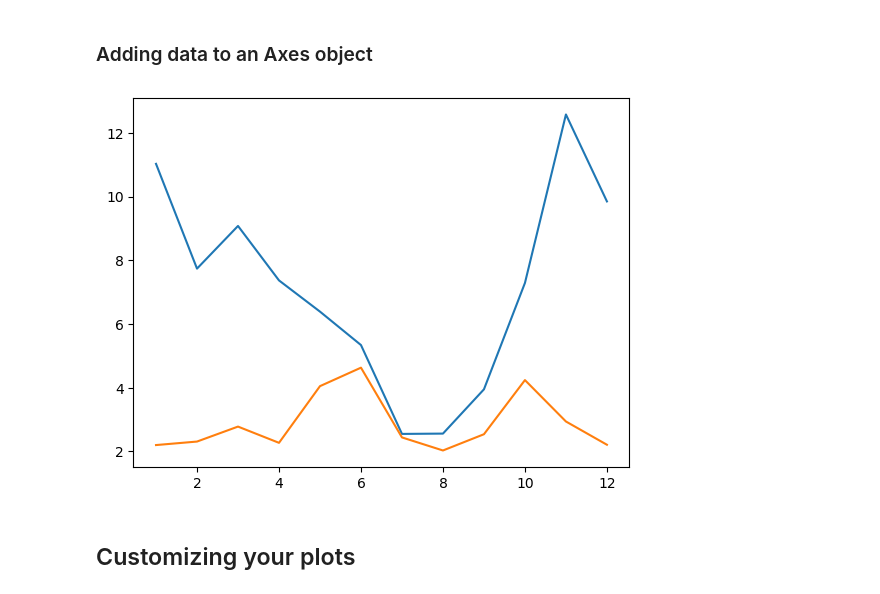
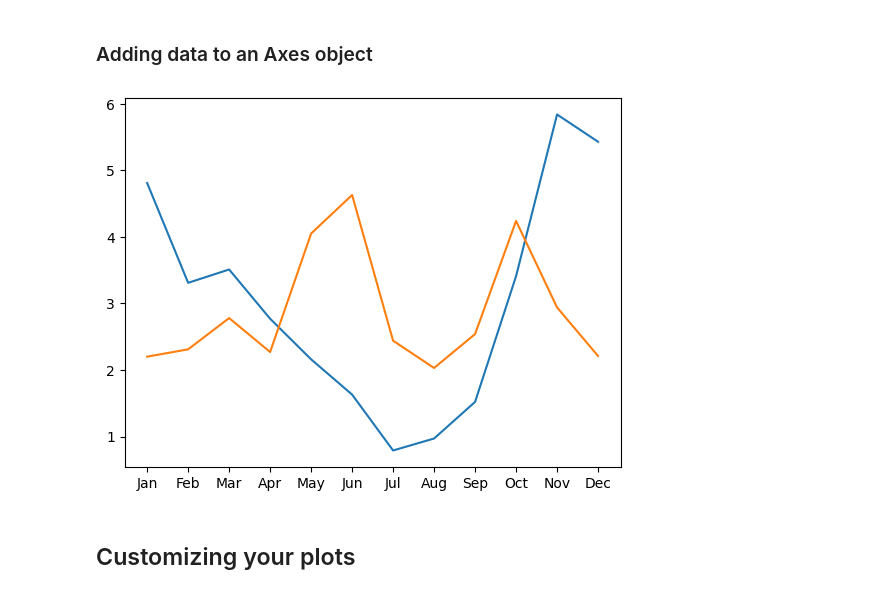
Before and after one commit to israeliano/DataCamp-Data-Scientist-with-Python, a Jupyter notebook: 08_Introduction to Data Visualization with Matplotlib/notebooks/01_Introduction to Matplotlib.ipynb, the cells around one changed output. Drawn from its saved outputs; the diff is of its cells as text; code cells hidden in the pictures.

```diff
--- a/08_Introduction to Data Visualization with Matplotlib/notebooks/01_Introduction to Matplotlib.ipynb
+++ b/08_Introduction to Data Visualization with Matplotlib/notebooks/01_Introduction to Matplotlib.ipynb
@@ -40,20 +40,20 @@ plt.show()
 # %%
 # Import the matplotlib.pyplot submodule and name it plt
 import matplotlib.pyplot as plt
 
 # Create a Figure and an Axes with plt.subplots
 fig, ax = plt.subplots()
 
 # Plot MLY-PRCP-NORMAL from seattle_weather against the MONTH
-ax.plot(seattle_weather["DATE"].iloc[:12], seattle_weather['MLY-PRCP-NORMAL'].iloc[:12])
+ax.plot(seattle_weather["MONTH"], seattle_weather['MLY-PRCP-NORMAL'])
 
 # Plot MLY-PRCP-NORMAL from austin_weather against MONTH
-ax.plot(austin_weather["DATE"], austin_weather['MLY-PRCP-NORMAL'])
+ax.plot(austin_weather["MONTH"], austin_weather['MLY-PRCP-NORMAL'])
 
 # Call the show function
 plt.show()
 # %% [output]
-[figure, old version]
+[figure, new version]
 # %% [markdown]
 ## Customizing your plots
 # %% [markdown]
```
Also changed, not shown: parts of 7 cells of this notebook, 7 other files.
